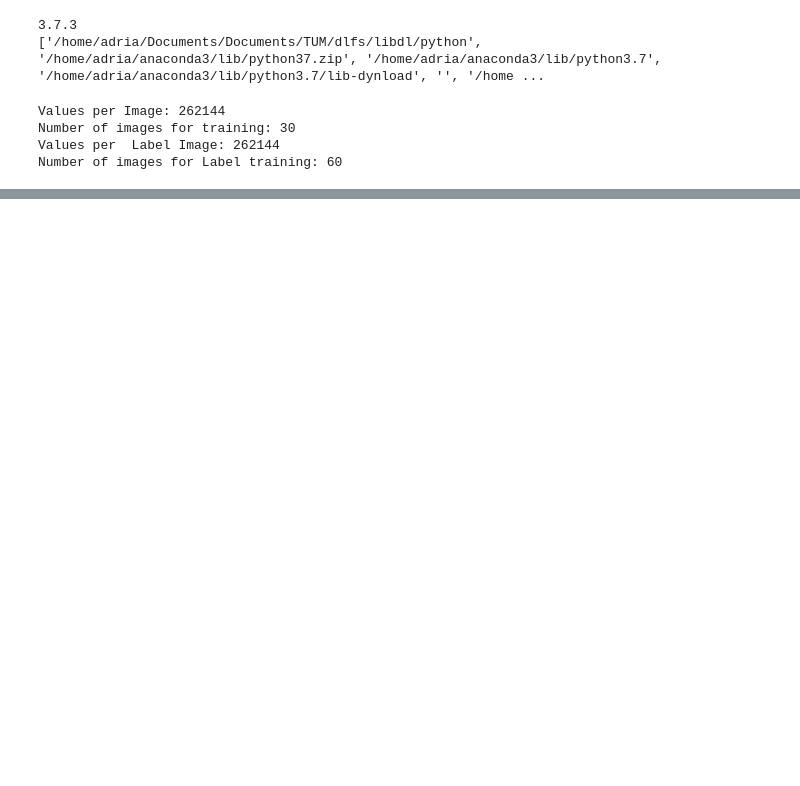
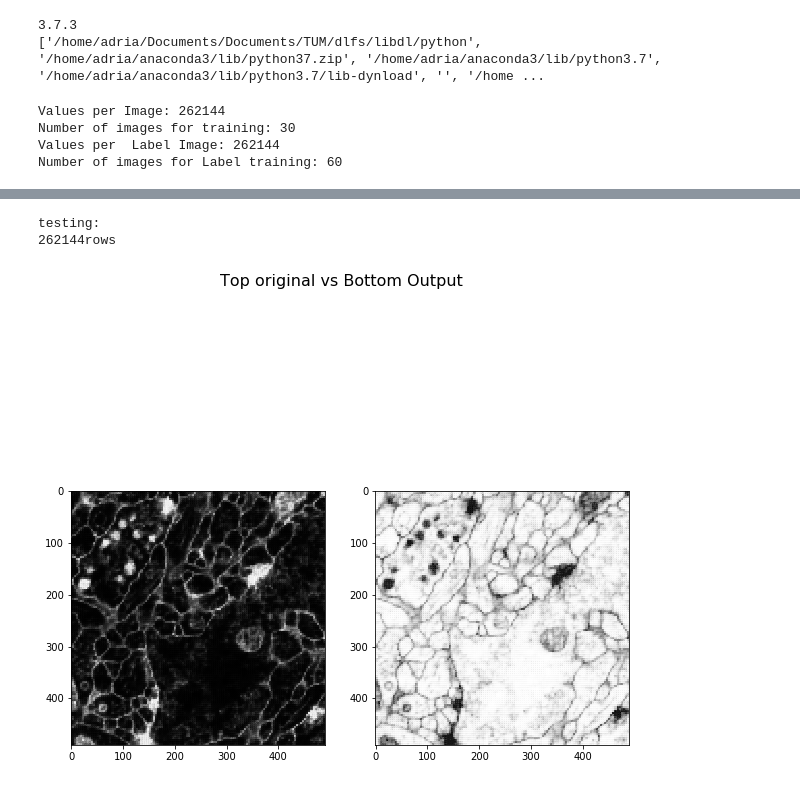
Before and after one commit to fontcala/libdl, a Jupyter notebook: python/Segmentation_EMStack_AEArchitecture.ipynb, the cells around one changed output, grey strips where cells are left out. Saved outputs shown, nothing was run; the diff lists cells and outputs as text; code cells hidden in the pictures; blank space fills up the shorter version.

```diff
--- a/python/Segmentation_EMStack_AEArchitecture.ipynb
+++ b/python/Segmentation_EMStack_AEArchitecture.ipynb
@@ -25,7 +25,9 @@ ImageDim = 512 * 512
 imsTrain = np.reshape(imTrain, (NumImages, ImageDim)).transpose()
 imsTrain = imsTrain.astype(np.double)/255
 
-
+imTest = io.imread(os.getcwd() + '/data/test-volume.tif')
+imsTest = np.reshape(imTest, (NumImages, ImageDim)).transpose()
+imsTest = imsTest.astype(np.double)/255
 
 lbTrain = io.imread(os.getcwd() + '/data/train-labels.tif')
 lbsTrain = np.reshape(lbTrain, (NumImages, ImageDim)).transpose()
@@ -34,11 +36,6 @@ enc.fit(lbsTrain.reshape(-1, 1))
 lbsTrainOneHot = np.zeros((ImageDim,NumImages * 2))
 for idx in range(0,NumImages):
     lbsTrainOneHot[:,2*idx:(2*idx +2)] = enc.transform(lbsTrain[:,idx].reshape(-1, 1)).toarray()
-idx = 0
-someIm0 = imsTrain[:,0];
-someLb0 = lbsTrain[:,0];
-someIm1 = imsTrain[:,1];
-someLb1 = lbsTrain[:,1];
 # %%
 print("Values per Image:", imsTrain.shape[0])
 print("Number of images for training:", imsTrain.shape[1])
@@ -125 +108,15 @@ plt.show()
+# %%
+segSimpleOut = segSimple.Test(imsTest[:,0])
+
+f = plt.figure(figsize=(10,10))
+f.suptitle('Top original vs Bottom Output', fontsize=16)
+plt.subplot(121)
+plt.imshow(np.reshape(segSimpleOut[:,0],(512,512))[10:500,10:500], interpolation='nearest', cmap='gray')
+plt.subplot(122)
+plt.imshow(np.reshape(segSimpleOut[:,1],(512,512))[10:500,10:500], interpolation='nearest', cmap='gray')
+plt.show()
+# %% [output]
+testing:
+262144rows
+[figure, added]
 # %%
```
Also changed, not shown: parts of 5 cells of this notebook, 22 other files.
